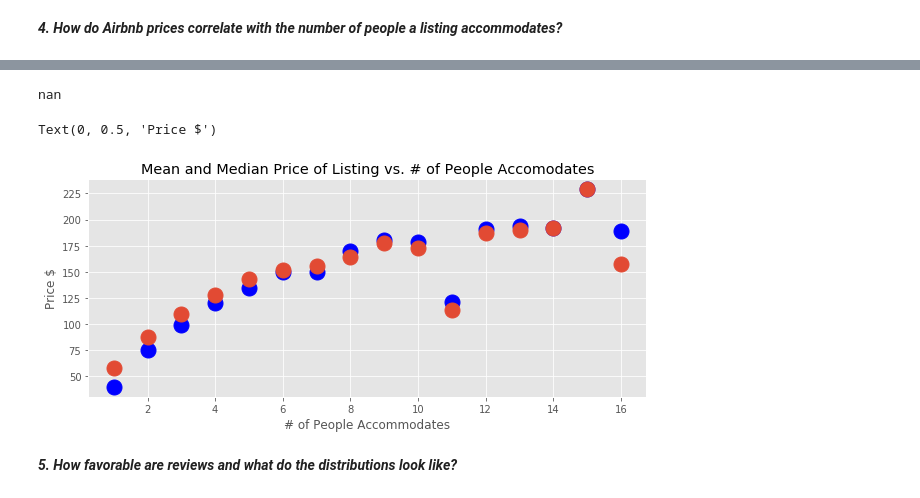
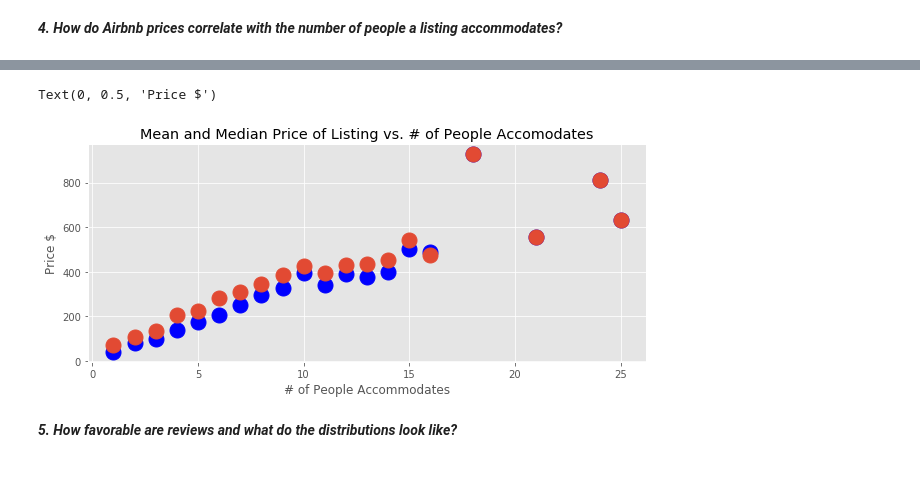
Before and after one commit to Z-Palamara/Capstone_1, a Jupyter notebook: Capstone 1- Data Cleaning and EDA.ipynb, the cells around one changed output, grey strips where cells are left out. Drawn from its saved outputs; the diff is of its cells as text; code cells hidden in the pictures.

```diff
--- a/Capstone 1- Data Cleaning and EDA.ipynb
+++ b/Capstone 1- Data Cleaning and EDA.ipynb
@@ -1001,0 +979,9 @@ plt.hist(df.price, bins=bins)
+# %%
+# Replacing values under $10 with $10
+df.loc[df.price <= 10, 'price'] = 10
+
+# Replacing values over $1000 with $1000
+df.loc[df.price >= 1000, 'price'] = 1000
+# %%
+# dropping listings > $1000 per night since they will skew results
+df = df[df['price'] != 1000]
@@ -1004,3 +998,0 @@ filtered_price = df[df['price'] <= 250]
-# %%
-df = df[df['price'] <= 250]
-df.price
@@ -1608,5 +1587,6 @@ Name: reviews_per_month, Length: 798, dtype: int64
 # %%
-drop_cols = ['host_acceptance_rate', 'city', 'jurisdiction_names', 'require_guest_profile_picture',  ]
+drop_cols = ['host_acceptance_rate', 'city', 'jurisdiction_names', 'require_guest_profile_picture']
+df.drop(drop_cols, axis=1, inplace=True)
 # %%
 #writing a copy of the cleaned dataframe to a csv file
 df.to_csv(r'listings_cleaned.csv')
@@ -1785,30 +1765,26 @@ df['accommodates'].corr(df['price'])
-# %%
-df['accommodates'].corr(np.log(df['price']))
-# %% [output]
-nan
 # %%
-pivot_price_mean = pd.pivot_table(filtered_price, values='price', index='accommodates', aggfunc='median')
-pivot_price_median = pd.pivot_table(filtered_price, values='price' , index='accommodates')
+pivot_price_mean = pd.pivot_table(df, values='price', index='accommodates', aggfunc='median')
+pivot_price_median = pd.pivot_table(df, values='price' , index='accommodates')
 
 # fig, (ax1, ax2) = plt.subplots(1, 2, figsize=(8,3))
 # plt.title("Mean and Median Price of Listing vs. # of People Accomodates")
 # plt.plot(pivot_price_mean, linestyle='none', marker='.', markersize=30, color='b', ax=ax1)
 # ax1.set_title("Mean Price of Listing vs. # Accommodates")
 # plt.plot(pivot_price_median, linestyle='none', marker='.', markersize=30, ax=ax2)
 # ax2.set_title("Median Price of Listing vs. # Accommodates")
 
 plt.figure(figsize=(10,4))
 plt.title("Mean and Median Price of Listing vs. # of People Accomodates")
-pivot_price_mean = pd.pivot_table(filtered_price, values='price', index='accommodates', aggfunc='median')
+pivot_price_mean = pd.pivot_table(df, values='price', index='accommodates', aggfunc='median')
 plt.plot(pivot_price_mean, linestyle='none', marker='.', markersize=30, color='b')
-pivot_price_median = pd.pivot_table(filtered_price, values='price' , index='accommodates')
+pivot_price_median = pd.pivot_table(df, values='price' , index='accommodates')
 plt.plot(pivot_price_median, linestyle='none', marker='.', markersize=30)
 plt.xlabel('# of People Accommodates')
 plt.ylabel('Price $')
 # plt.legend()
 # %% [output]
 Text(0, 0.5, 'Price $')
-[figure, old version]
+[figure, new version]
 # %% [markdown]
 _**5. How favorable are reviews and what do the distributions look like?**_
 # %%
```
Also changed, not shown: parts of 98 cells of this notebook.
